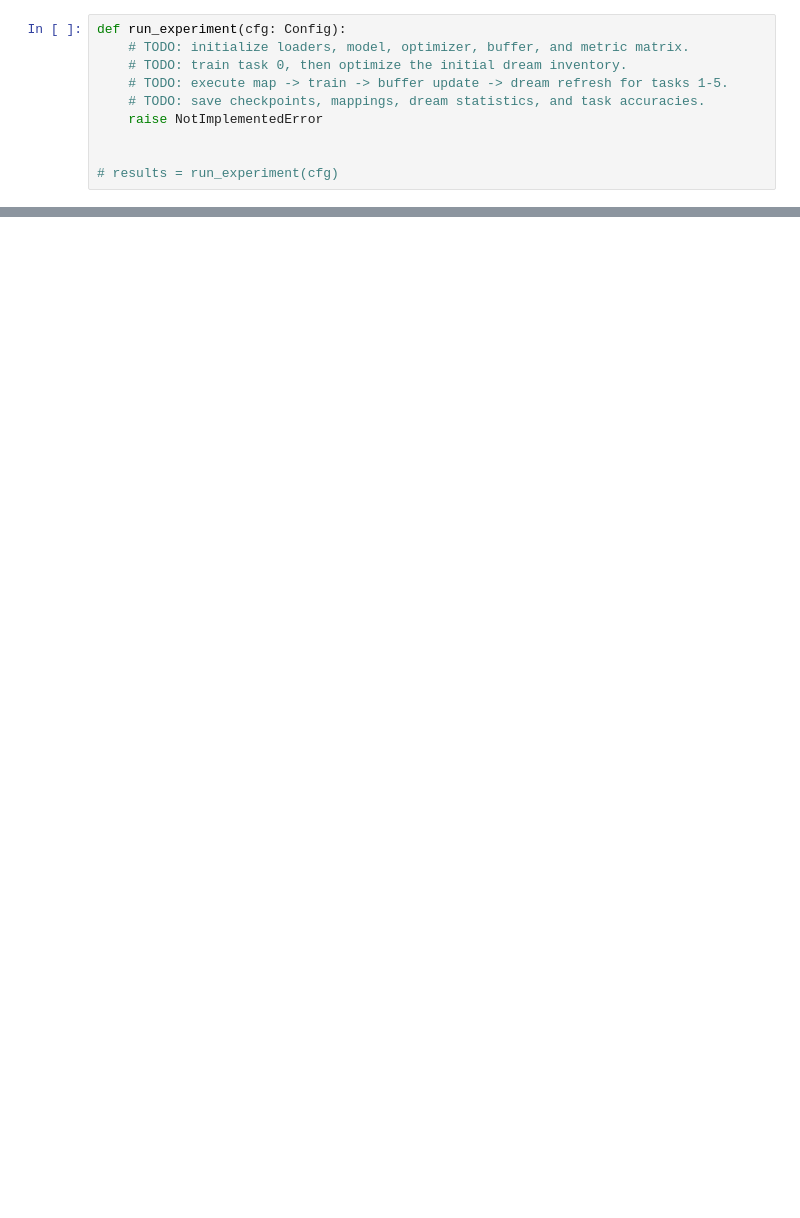
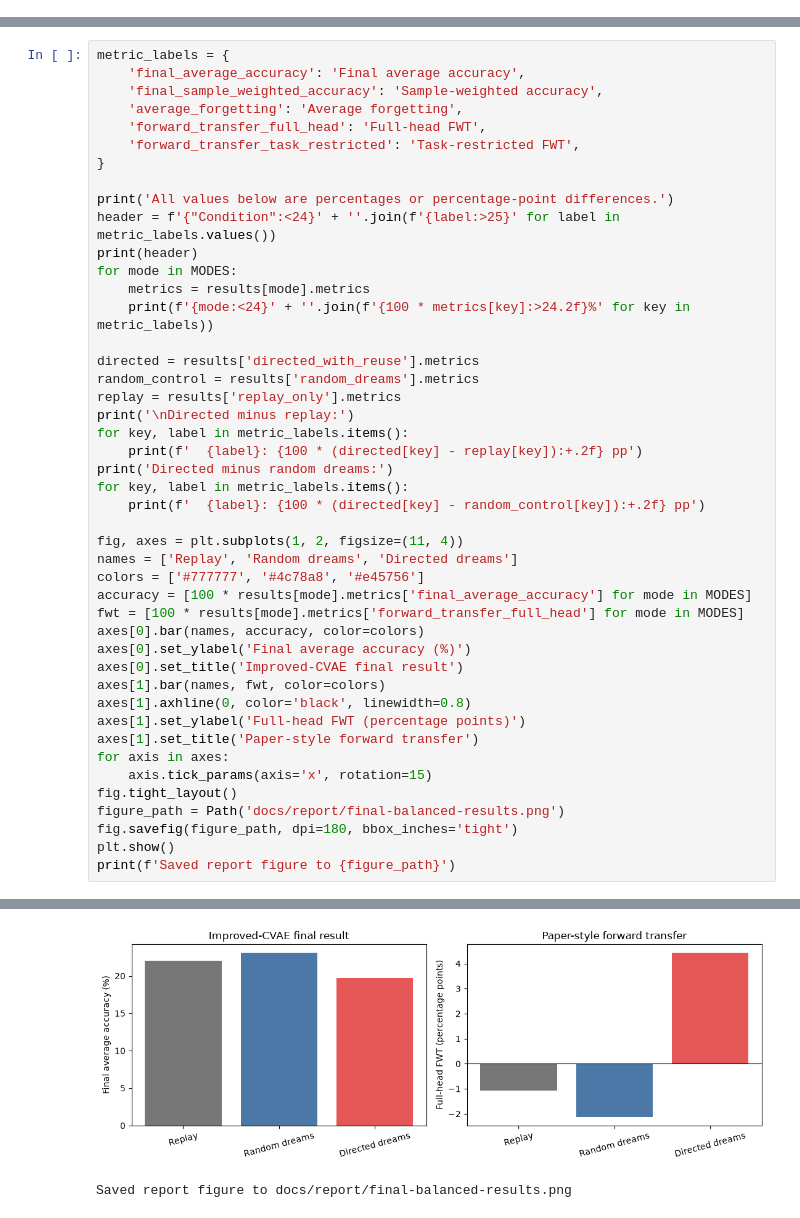
Before and after one commit to ILidzhade/d2l_reproduction, a Jupyter notebook: main.ipynb, the cells around one changed output, grey strips where cells are left out. Drawn from its saved outputs; the diff is of its cells as text; blank space fills up the shorter version.

```diff
--- a/main.ipynb
+++ b/main.ipynb
@@ -181,10 +0,0 @@ For each incremental task: evaluate before learning, map classes to dreams, reti
-# %%
-def run_experiment(cfg: Config):
-    # TODO: initialize loaders, model, optimizer, buffer, and metric matrix.
-    # TODO: train task 0, then optimize the initial dream inventory.
-    # TODO: execute map -> train -> buffer update -> dream refresh for tasks 1-5.
-    # TODO: save checkpoints, mappings, dream statistics, and task accuracies.
-    raise NotImplementedError
-
-
-# results = run_experiment(cfg)
@@ -209,0 +183,46 @@ ABLATIONS = [
+# %%
+metric_labels = {
+    'final_average_accuracy': 'Final average accuracy',
+    'final_sample_weighted_accuracy': 'Sample-weighted accuracy',
+    'average_forgetting': 'Average forgetting',
+    'forward_transfer_full_head': 'Full-head FWT',
+    'forward_transfer_task_restricted': 'Task-restricted FWT',
+}
+
+print('All values below are percentages or percentage-point differences.')
+header = f'{"Condition":<24}' + ''.join(f'{label:>25}' for label in metric_labels.values())
+print(header)
+for mode in MODES:
+    metrics = results[mode].metrics
+    print(f'{mode:<24}' + ''.join(f'{100 * metrics[key]:>24.2f}%' for key in metric_labels))
+
+directed = results['directed_with_reuse'].metrics
+random_control = results['random_dreams'].metrics
+replay = results['replay_only'].metrics
+print('\nDirected minus replay:')
+for key, label in metric_labels.items():
+    print(f'  {label}: {100 * (directed[key] - replay[key]):+.2f} pp')
+print('Directed minus random dreams:')
+for key, label in metric_labels.items():
+    print(f'  {label}: {100 * (directed[key] - random_control[key]):+.2f} pp')
+
+fig, axes = plt.subplots(1, 2, figsize=(11, 4))
+names = ['Replay', 'Random dreams', 'Directed dreams']
+colors = ['#777777', '#4c78a8', '#e45756']
+accuracy = [100 * results[mode].metrics['final_average_accuracy'] for mode in MODES]
+fwt = [100 * results[mode].metrics['forward_transfer_full_head'] for mode in MODES]
+axes[0].bar(names, accuracy, color=colors)
+axes[0].set_ylabel('Final average accuracy (%)')
+axes[0].set_title('Improved-CVAE final result')
+axes[1].bar(names, fwt, color=colors)
+axes[1].axhline(0, color='black', linewidth=0.8)
+axes[1].set_ylabel('Full-head FWT (percentage points)')
+axes[1].set_title('Paper-style forward transfer')
+for axis in axes:
+    axis.tick_params(axis='x', rotation=15)
+fig.tight_layout()
+figure_path = Path('docs/report/final-balanced-results.png')
+fig.savefig(figure_path, dpi=180, bbox_inches='tight')
+plt.show()
+print(f'Saved report figure to {figure_path}')
+# %% [output]
@@ -209,0 +247,2 @@ ABLATIONS = [
+[figure, added]
+Saved report figure to docs/report/final-balanced-results.png
```
Also changed, not shown: parts of 25 cells of this notebook, 18 other files.
